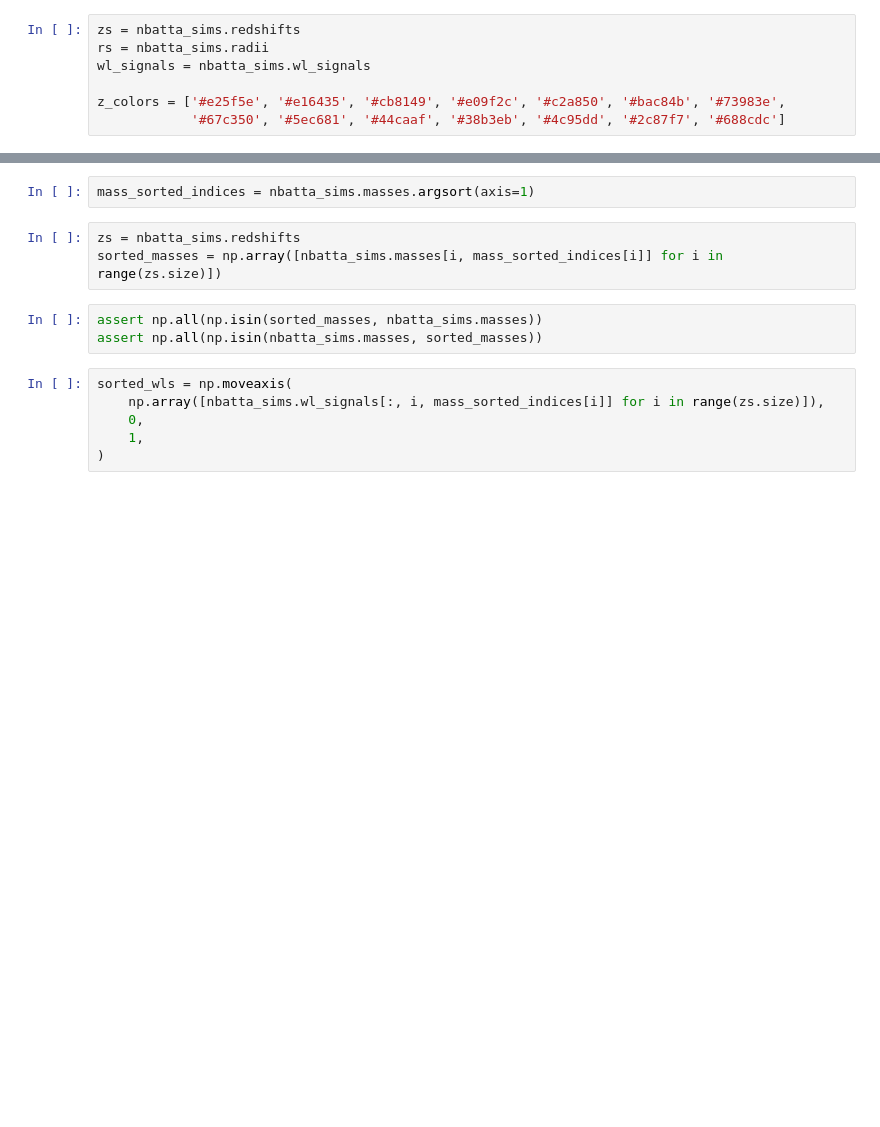
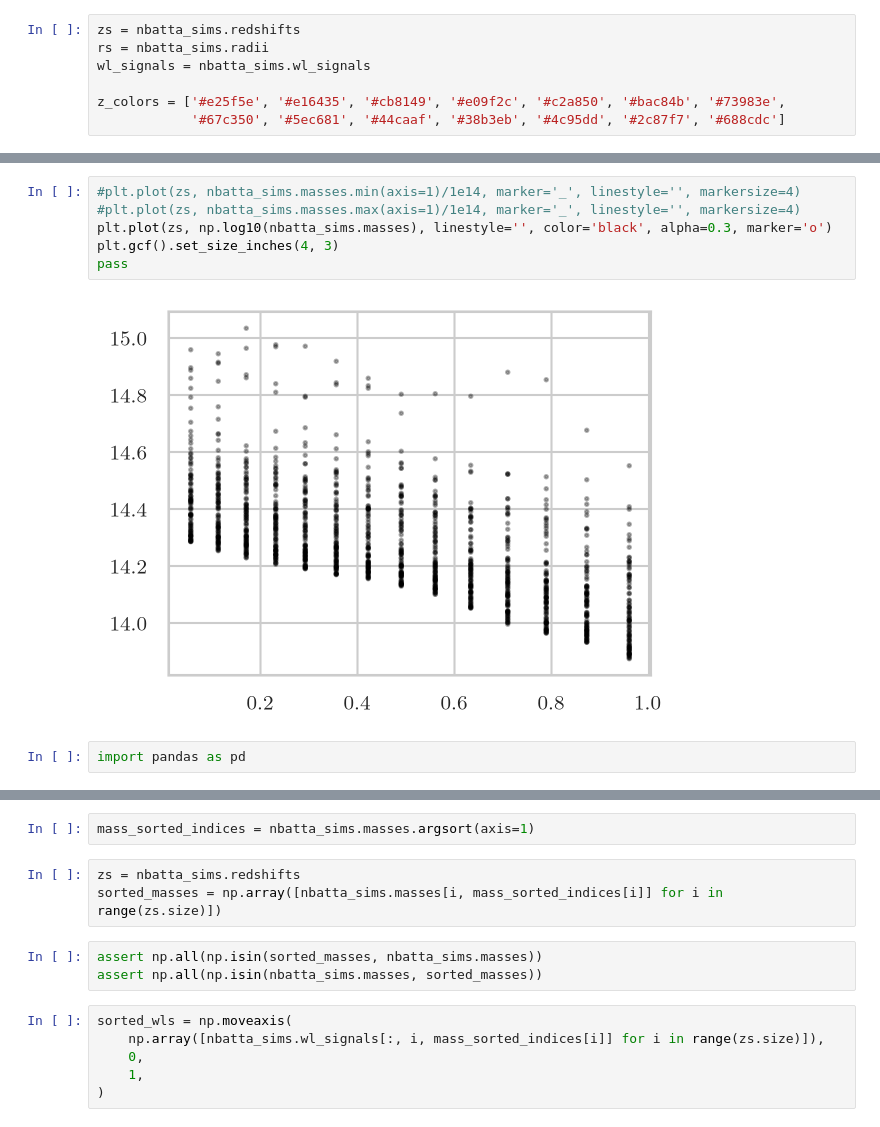
Before and after one commit to dylancromer/maszcal, a Jupyter notebook: docs/NBatta2010_data.ipynb, the cells around one changed output, grey strips where cells are left out. Cells and saved outputs as stored; diff of their text form; blank space fills up the shorter version.

```diff
--- a/docs/NBatta2010_data.ipynb
+++ b/docs/NBatta2010_data.ipynb
@@ -74,0 +94,10 @@ rs[(LOWER_BOUND < rs) & (rs < UPPER_BOUND)].size
+# %%
+#plt.plot(zs, nbatta_sims.masses.min(axis=1)/1e14, marker='_', linestyle='', markersize=4)
+#plt.plot(zs, nbatta_sims.masses.max(axis=1)/1e14, marker='_', linestyle='', markersize=4)
+plt.plot(zs, np.log10(nbatta_sims.masses), linestyle='', color='black', alpha=0.3, marker='o')
+plt.gcf().set_size_inches(4, 3)
+pass
+# %% [output]
+[figure, added]
+# %%
+import pandas as pd
```
Also changed, not shown: parts of 16 cells of this notebook, 3 other files.
